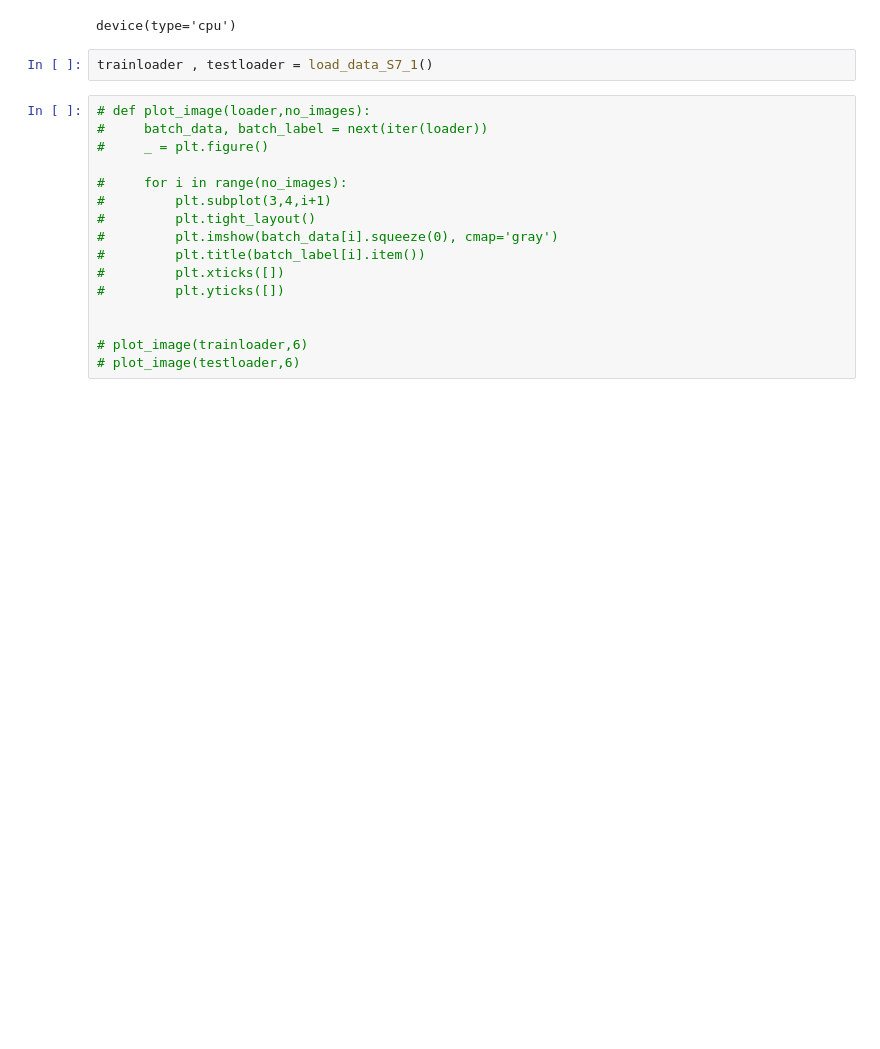
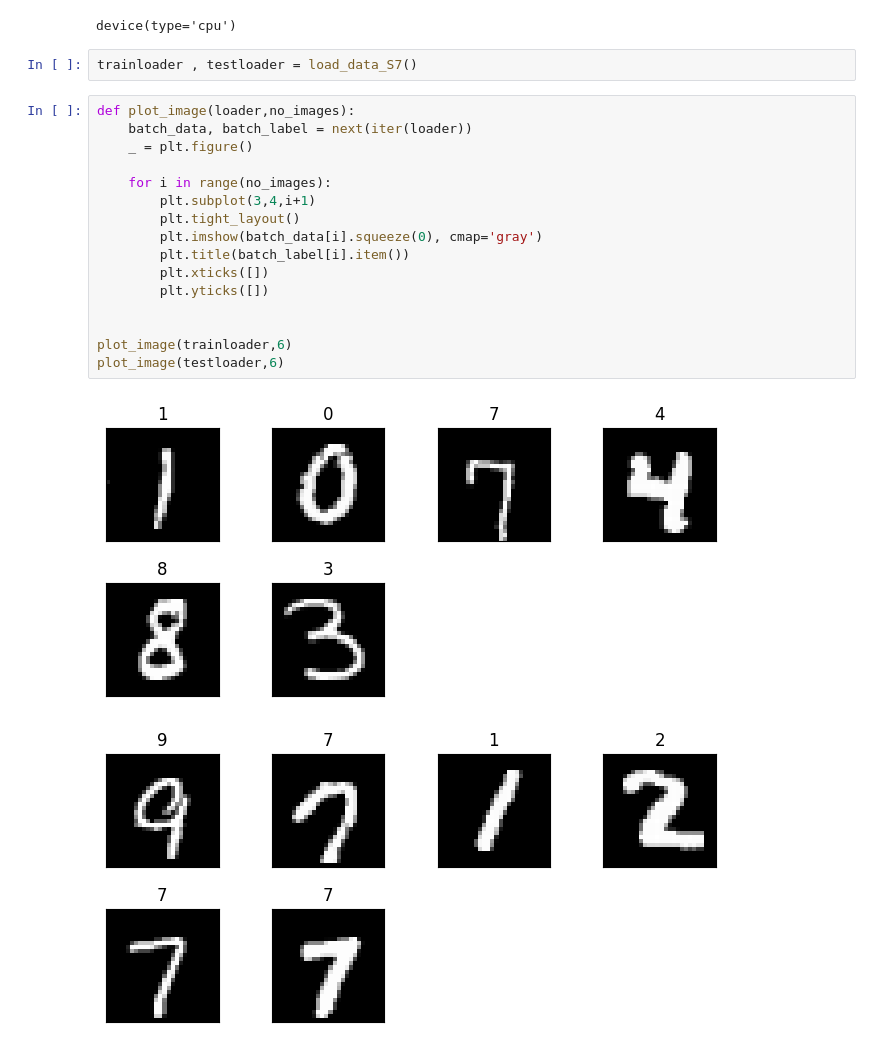
Before and after one commit to Omkar1634/Assignment, a Jupyter notebook: S7/S7_model_4.ipynb, the cells around one changed output. Cells and saved outputs as stored; diff of their text form; blank space fills up the shorter version.

```diff
--- a/S7/S7_model_4.ipynb
+++ b/S7/S7_model_4.ipynb
@@ -16,20 +16,23 @@ device  # Display the selected device
 # %% [output]
 device(type='cpu')
 # %%
-trainloader , testloader = load_data_S7_1()
+trainloader , testloader = load_data_S7()
 # %%
-# def plot_image(loader,no_images):
-#     batch_data, batch_label = next(iter(loader))
-#     _ = plt.figure()
+def plot_image(loader,no_images):
+    batch_data, batch_label = next(iter(loader))
+    _ = plt.figure()
 
-#     for i in range(no_images):
-#         plt.subplot(3,4,i+1)
-#         plt.tight_layout()
-#         plt.imshow(batch_data[i].squeeze(0), cmap='gray')
-#         plt.title(batch_label[i].item())
-#         plt.xticks([])
-#         plt.yticks([])
+    for i in range(no_images):
+        plt.subplot(3,4,i+1)
+        plt.tight_layout()
+        plt.imshow(batch_data[i].squeeze(0), cmap='gray')
+        plt.title(batch_label[i].item())
+        plt.xticks([])
+        plt.yticks([])
 
 
-# plot_image(trainloader,6)
-# plot_image(testloader,6)
+plot_image(trainloader,6)
+plot_image(testloader,6)
+# %% [output]
+[figure, added]
+[figure, added]
```
Also changed, not shown: parts of 5 cells of this notebook, 6 other files.
